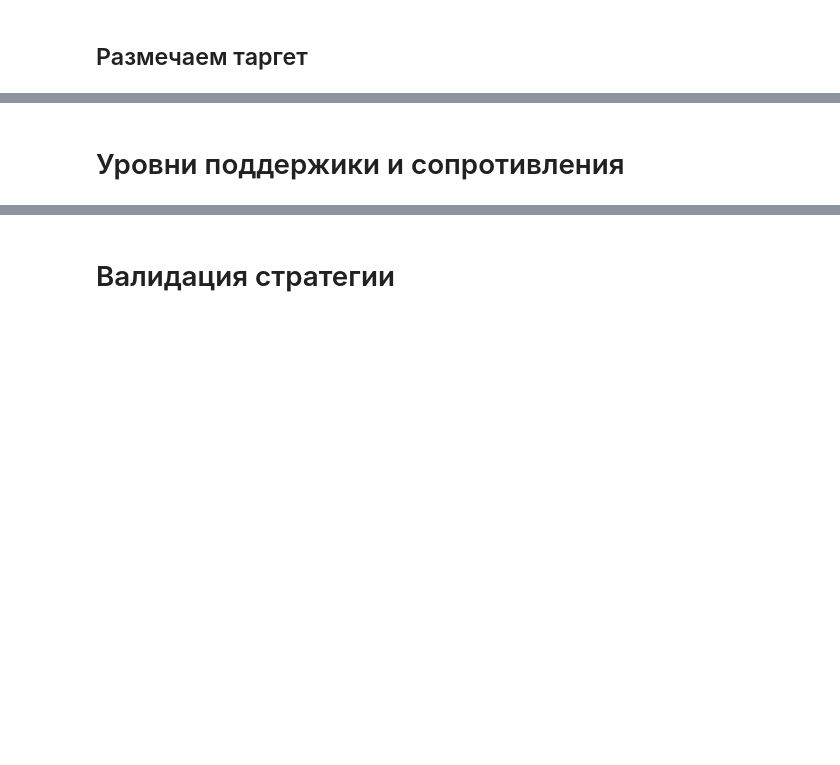
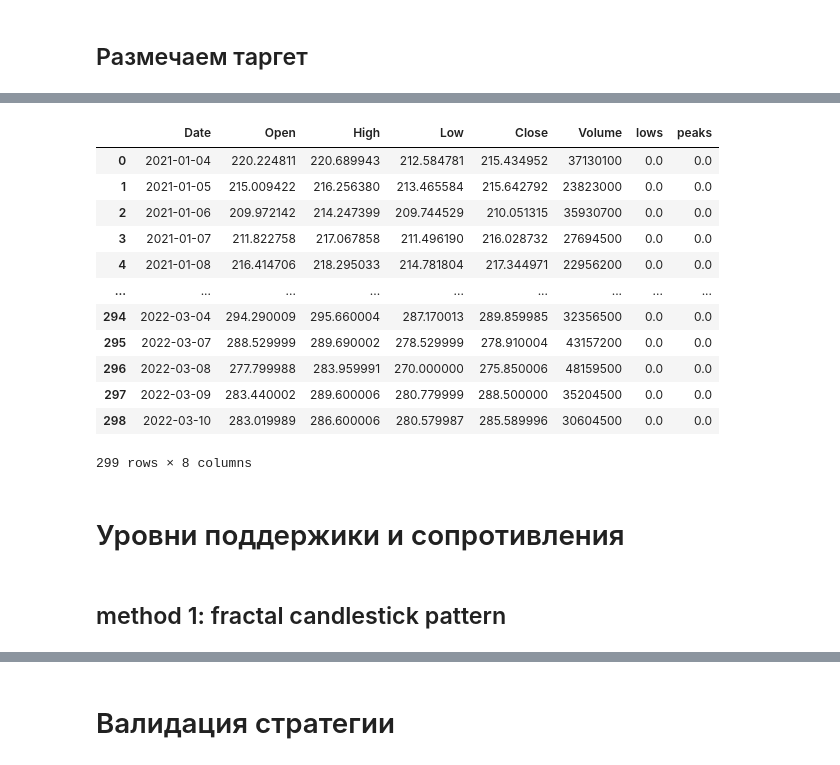
Before and after one commit to Falconwatch/MarketKing, a Jupyter notebook: Support_resistance.ipynb, the cells around one changed output, grey strips where cells are left out. Cells and saved outputs as stored; diff of their text form; code cells hidden in the pictures; blank space fills up the shorter version.

```diff
--- a/Support_resistance.ipynb
+++ b/Support_resistance.ipynb
@@ -48,2 +62,20 @@ _ = plt.legend()
+# %%
+stocks
+# %% [output]
+|  | Date | Open | High | Low | Close | Volume | lows | peaks |
+| 0 | 2021-01-04 | 220.224811 | 220.689943 | 212.584781 | 215.434952 | 37130100 | 0.0 | 0.0 |
+| 1 | 2021-01-05 | 215.009422 | 216.256380 | 213.465584 | 215.642792 | 23823000 | 0.0 | 0.0 |
+| 2 | 2021-01-06 | 209.972142 | 214.247399 | 209.744529 | 210.051315 | 35930700 | 0.0 | 0.0 |
+| 3 | 2021-01-07 | 211.822758 | 217.067858 | 211.496190 | 216.028732 | 27694500 | 0.0 | 0.0 |
+| 4 | 2021-01-08 | 216.414706 | 218.295033 | 214.781804 | 217.344971 | 22956200 | 0.0 | 0.0 |
+| ... | ... | ... | ... | ... | ... | ... | ... | ... |
+| 294 | 2022-03-04 | 294.290009 | 295.660004 | 287.170013 | 289.859985 | 32356500 | 0.0 | 0.0 |
+| 295 | 2022-03-07 | 288.529999 | 289.690002 | 278.529999 | 278.910004 | 43157200 | 0.0 | 0.0 |
+| 296 | 2022-03-08 | 277.799988 | 283.959991 | 270.000000 | 275.850006 | 48159500 | 0.0 | 0.0 |
+| 297 | 2022-03-09 | 283.440002 | 289.600006 | 280.779999 | 288.500000 | 35204500 | 0.0 | 0.0 |
+| 298 | 2022-03-10 | 283.019989 | 286.600006 | 280.579987 | 285.589996 | 30604500 | 0.0 | 0.0 |
+299 rows × 8 columns
 # %% [markdown]
 # Уровни поддержики и сопротивления
+# %% [markdown]
+## method 1: fractal candlestick pattern
```
Also changed, not shown: parts of 12 cells of this notebook.
